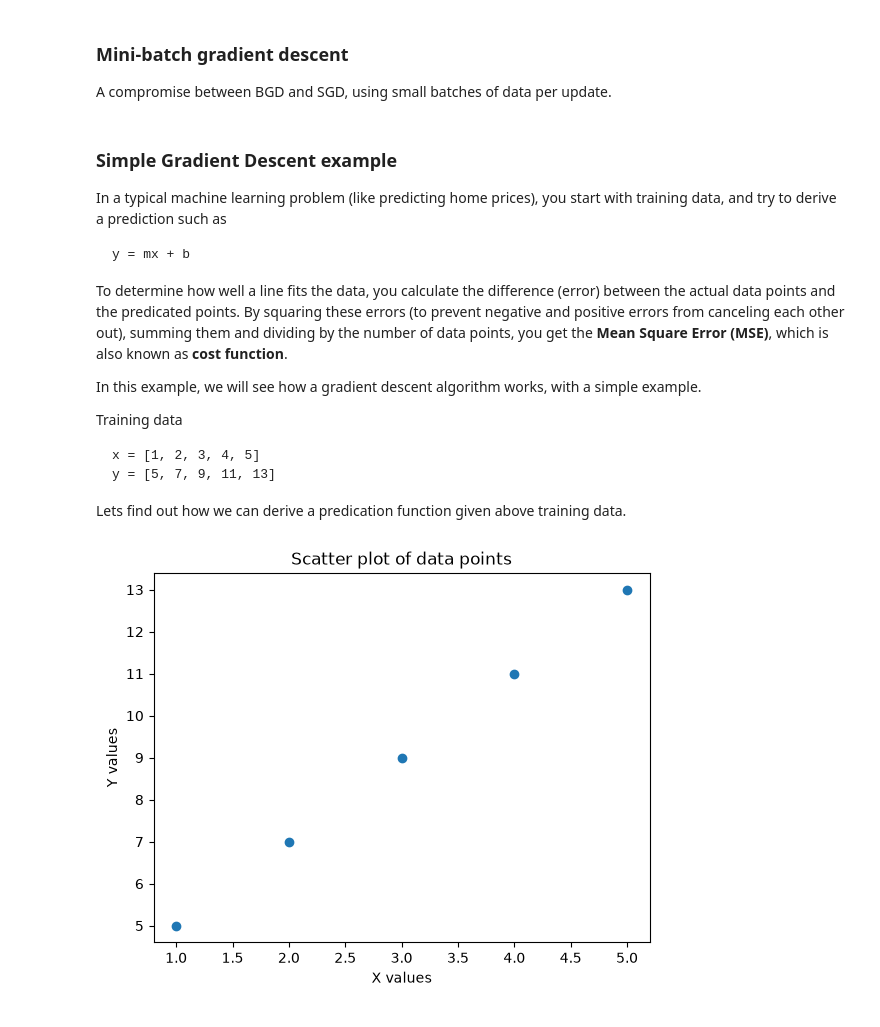
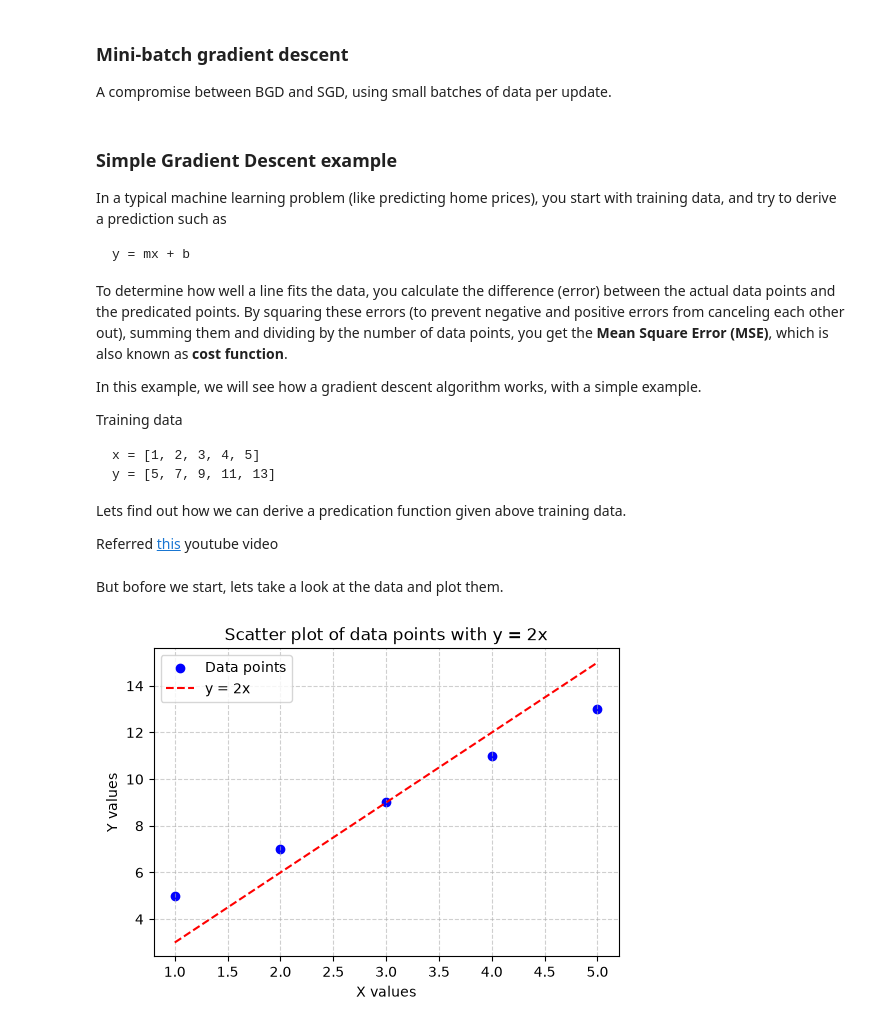
Before and after one commit to gholapeajinkya/AI-ML, a Jupyter notebook: gradient_descent.ipynb, the cells around one changed output. Drawn from its saved outputs; the diff is of its cells as text; code cells hidden in the pictures.

```diff
--- a/gradient_descent.ipynb
+++ b/gradient_descent.ipynb
@@ -38,22 +38,32 @@ Training data
     y = [5, 7, 9, 11, 13]
 
 Lets find out how we can derive a predication function given above training data.
+
+Referred [this](https://www.youtube.com/watch?v=vsWrXfO3wWw) youtube video
 # %%
 import numpy as np
 
 x = np.array([1, 2, 3, 4, 5])
 y = np.array([5, 7, 9, 11, 13])
+# %% [markdown]
+But bofore we start, lets take a look at the data and plot them.
 # %%
 from matplotlib import pyplot as plt
 
+%matplotlib inline
+
 def plot_data(x, y):
-    plt.scatter(x, y)
+    plt.figure(figsize=(6, 4))
+    plt.scatter(x, y, color='blue', label='Data points')
+    x_line = np.linspace(min(x), max(x), 100)
+    plt.plot(x_line, 3 * x_line, color='red', linestyle='--', label='y = 2x')
     plt.xlabel('X values')
     plt.ylabel('Y values')
-    plt.title('Scatter plot of data points')
-    plt.grid()
+    plt.title('Scatter plot of data points with y = 2x')
+    plt.grid(True, linestyle='--', alpha=0.6)
+    plt.legend()
     plt.show()
 
 plot_data(x, y)
 # %% [output]
-[figure, old version]
+[figure, new version]
```
Also changed, not shown: parts of 2 cells of this notebook.
